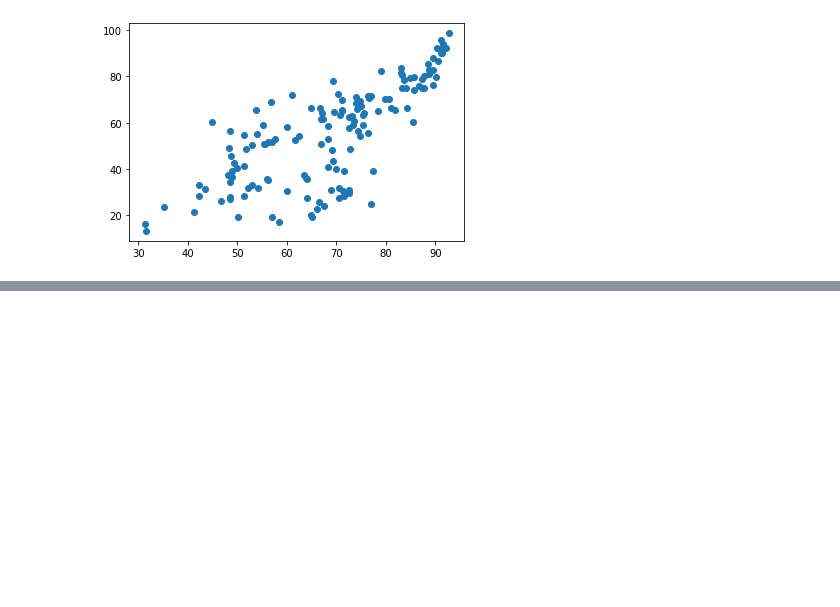
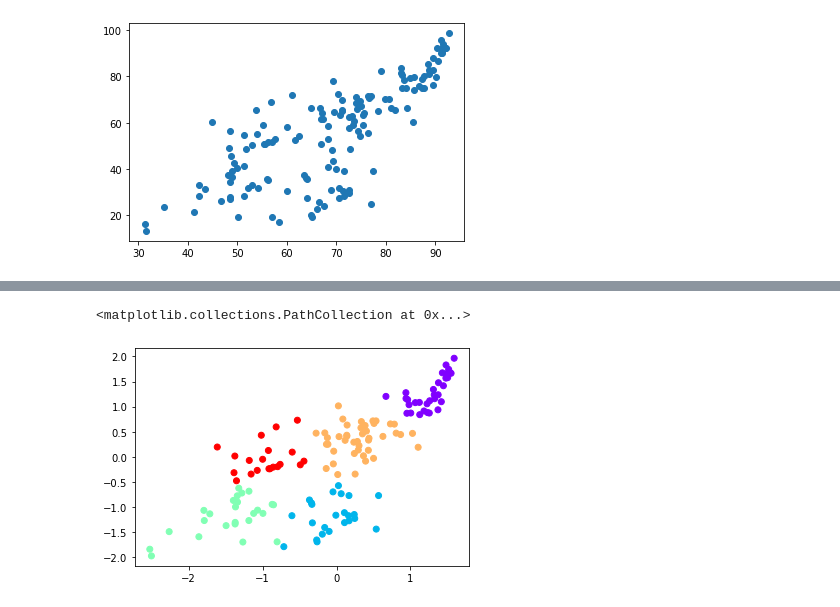
Before and after one commit to pranavnt/SPI, a Jupyter notebook: modeling.ipynb, the cells around one changed output, grey strips where cells are left out. Saved outputs shown, nothing was run; the diff lists cells and outputs as text; code cells hidden in the pictures; blank space fills up the shorter version.

```diff
--- a/modeling.ipynb
+++ b/modeling.ipynb
@@ -96,0 +129,14 @@ plt.scatter(X,y)
+# %%
+kmeans = KMeans(5)
+
+identified_clusters = kmeans.fit_predict(x)
+identified_clusters
+
+data_w_cluster = pd.DataFrame(x.copy())
+data_w_cluster['Cluster'] = identified_clusters
+data_w_cluster = data_w_cluster.rename(columns={0: "SPI", 1: "Democracy Index"})
+# %%
+plt.scatter(data_w_cluster['SPI'],data_w_cluster['Democracy Index'],c=data_w_cluster['Cluster'],cmap='rainbow')
+# %% [output]
+<matplotlib.collections.PathCollection at 0x...>
+[figure, added]
```
Also changed, not shown: parts of 5 cells of this notebook.
